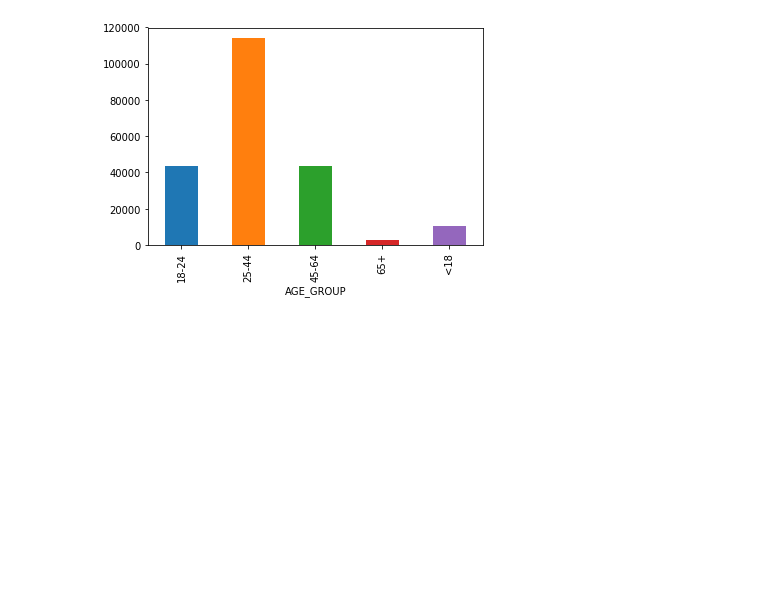
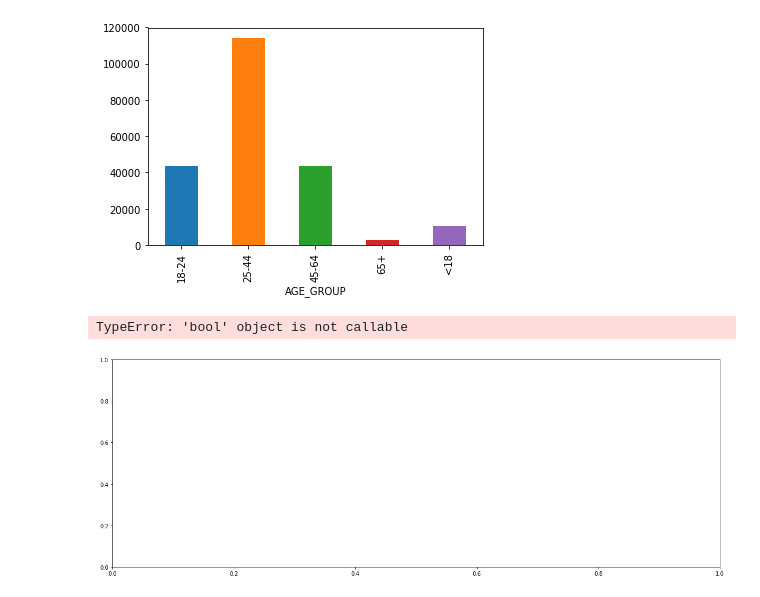
Before and after one commit to city-college-machine-learning/NYPD_Arrest_Analysis, a Jupyter notebook: Thierno_analysis.ipynb, the cells around one changed output. Saved outputs shown, nothing was run; the diff lists cells and outputs as text; code cells hidden in the pictures; blank space fills up the shorter version.

Commit message:
Some graph pictures

```diff
--- a/Thierno_analysis.ipynb
+++ b/Thierno_analysis.ipynb
@@ -137,3 +136,14 @@ nyp_arrest_data["AGE_GROUP"].groupby(nyp_arrest_data["AGE_GROUP"]).count().plot(
 # %% [output]
 <matplotlib.axes._subplots.AxesSubplot at 0x...>
 [figure]
+# %%
+fig = plt.figure(num=None, figsize=(20, 7))
+ax = plt.axes()
+ax = nyp_arrest_data.groupby(["LAW_CAT_CD", "PERP_SEX"])['PERP_SEX'].count(sort=True).plot(kind='bar')
+ax.set_title('Numbers Arrested in Borough for Type of Crime',fontsize=18)
+ax.set_xlabel("Type of Crime and Borough",fontsize=18,)
+ax.set_ylabel("Number of Arrested",fontsize=18)
+ax.tick_params(labelsize=15)
+# %% [output]
+TypeError: 'bool' object is not callable
+[figure, added]
```
Also changed, not shown: parts of 1 cell of this notebook, 4 other files.
